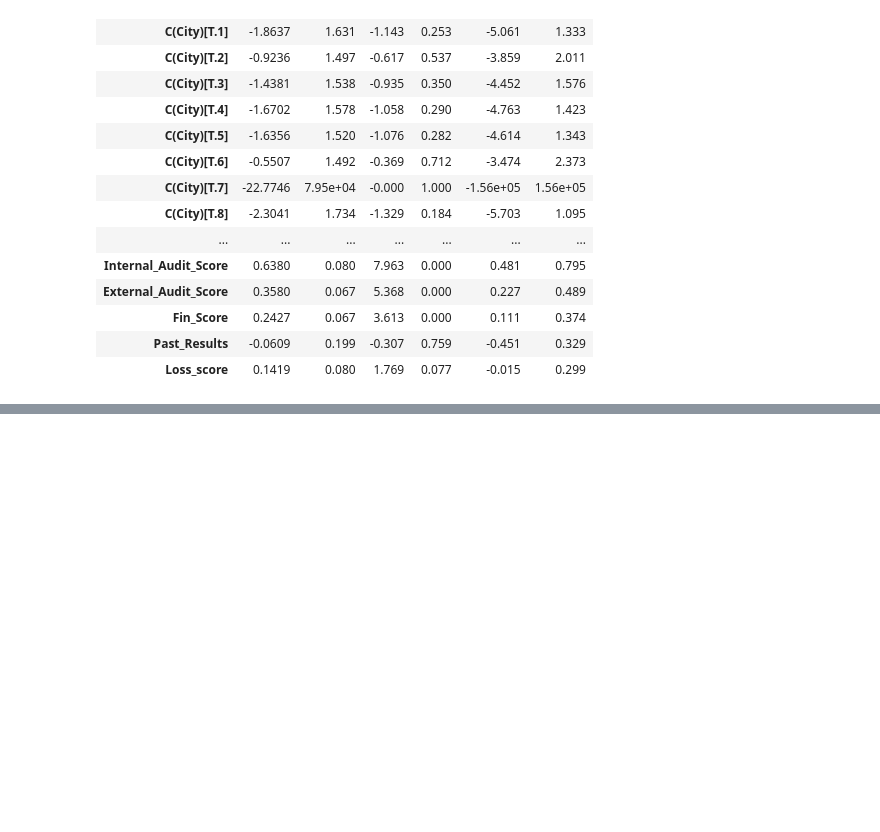
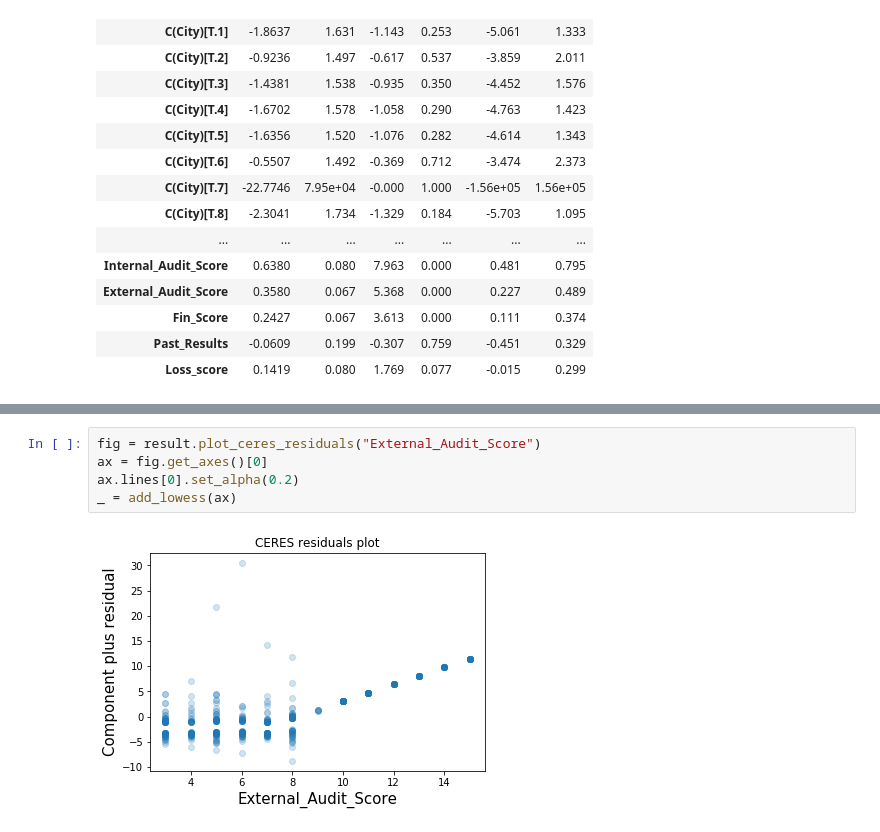
Before and after one commit to arnabkroy/MachineHack_FinRisk, a Jupyter notebook: FinRisk_NB1.ipynb, the cells around one changed output, grey strips where cells are left out. Cells and saved outputs as stored; diff of their text form; blank space fills up the shorter version.

```diff
--- a/FinRisk_NB1.ipynb
+++ b/FinRisk_NB1.ipynb
@@ -432,0 +477,7 @@ Generalized Linear Model Regression Results
+# %%
+fig = result.plot_ceres_residuals("External_Audit_Score")
+ax = fig.get_axes()[0]
+ax.lines[0].set_alpha(0.2)
+_ = add_lowess(ax)
+# %% [output]
+[figure, added]
```
Also changed, not shown: parts of 7 cells of this notebook, 1 other file.
